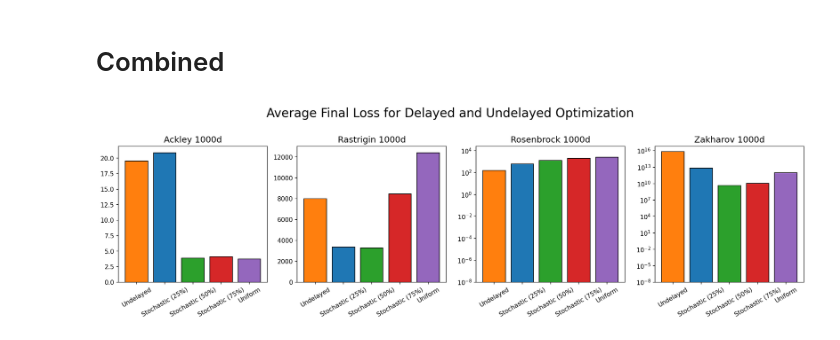
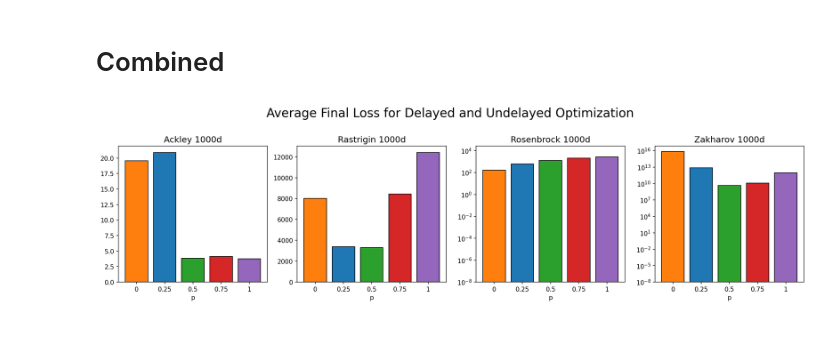
Before and after one commit to ebensonm/delay-optimizer, a Jupyter notebook: DelayEffects/bar_plots.ipynb, the cells around one changed output. Saved outputs shown, nothing was run; the diff lists cells and outputs as text; code cells hidden in the pictures.

Commit message:
Change labels for figure

```diff
--- a/DelayEffects/bar_plots.ipynb
+++ b/DelayEffects/bar_plots.ipynb
@@ -40,7 +40,8 @@ def plot_hist(loss_name, dim, file_tags, labels=None, logscale=False, clip_axis=
     # Format
     ax.set_title(f"{loss_name} {dim}d", fontsize=14)
     ax.set_xticks(xticks)
-    ax.set_xticklabels(labels, rotation=30)
+    ax.set_xticklabels(labels)#, rotation=30)
+    ax.set_xlabel("p")
 
     if logscale:
         ax.set_ylim([1e-8, max(means)*10])
@@ -151,19 +152,19 @@ plt.show()
 # %%
 # Initialize
 dim = 1000
 file_tags = ['optimal_undel', 'stochL1_part25L1', 'optimal_stochL1', 'stochL1_part75L1', 'stochL1_unifL1']
-labels = ['Undelayed', 'Stochastic (25%)', 'Stochastic (50%)', 'Stochastic (75%)', 'Uniform']
+labels = ['0', '0.25', '0.5', '0.75', '1']
 fig, axes = plt.subplots(1, 4, dpi=150, figsize=(20,4))
 
 # Plot
 plot_hist("Ackley", dim, file_tags, labels=labels, logscale=False, clip_axis=False, ax=axes[0])
 plot_hist("Rastrigin", dim, file_tags, labels=labels, logscale=False, clip_axis=False, ax=axes[1])
 plot_hist("Rosenbrock", dim, file_tags, labels=labels, logscale=True, clip_axis=False, ax=axes[2])
 plot_hist("Zakharov", dim, file_tags, labels=labels, logscale=True, clip_axis=False, ax=axes[3])
 
 fig.suptitle("Average Final Loss for Delayed and Undelayed Optimization", y=1.1, size=20)
 
 plt.savefig("Plots/All_hist.jpg", bbox_inches="tight")
 plt.show()
 # %% [output]
-[figure, old version]
+[figure, new version]
```
Also changed, not shown: parts of 1 cell of this notebook.
